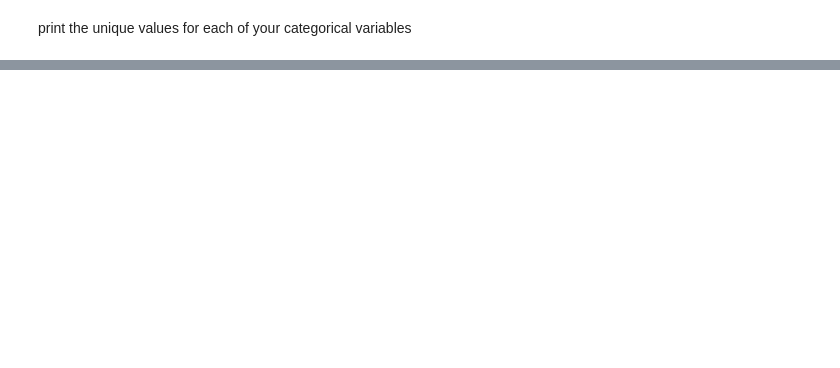
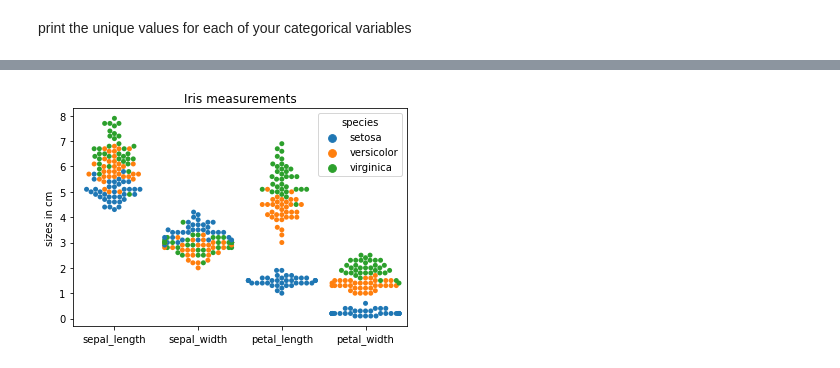
Before and after one commit to carlgriffin57/classification_exercises, a Jupyter notebook: classification_exercises.ipynb, the cells around one changed output, grey strips where cells are left out. Cells and saved outputs as stored; diff of their text form; code cells hidden in the pictures; blank space fills up the shorter version.

```diff
--- a/classification_exercises.ipynb
+++ b/classification_exercises.ipynb
@@ -224,0 +125,2 @@ dtype: int64
+# %%
+iris_df = prepare.prep_iris(iris_df)
@@ -224,0 +136,14 @@ dtype: int64
+# %%
+# split the data
+from sklearn.model_selection import train_test_split
+
+train_and_validate, test = train_test_split(
+    iris_df,
+    test_size=.15,
+    random_state=1349,
+)
+train, validate = train_test_split(
+    train_and_validate,
+    test_size=.15,
+    random_state=1349,
+)
@@ -224,0 +165,6 @@ dtype: int64
+# %%
+# drop the dummy variables
+sizes = train.drop(['species_versicolor', 'species_virginica'], axis=1)
+# %%
+variable_values = sizes.melt(id_vars='species',
+                                    value_name='size')
@@ -224,0 +180,11 @@ dtype: int64
+# %%
+sns.swarmplot(data=variable_values,
+              y='size',
+              x='variable',
+              hue='species')
+
+plt.title('Iris measurements')
+plt.xlabel('')
+plt.ylabel('sizes in cm');
+# %% [output]
+[figure, added]
```
Also changed, not shown: parts of 47 cells of this notebook.
